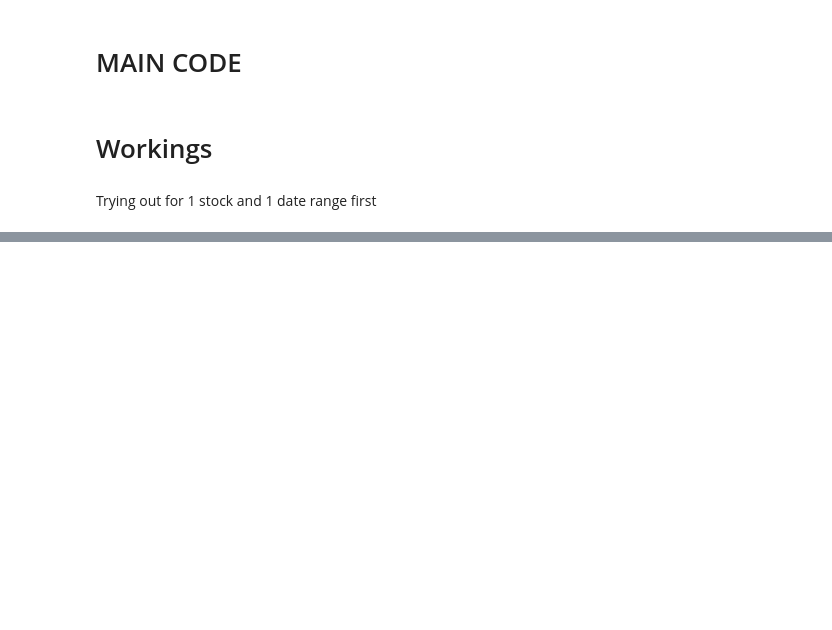
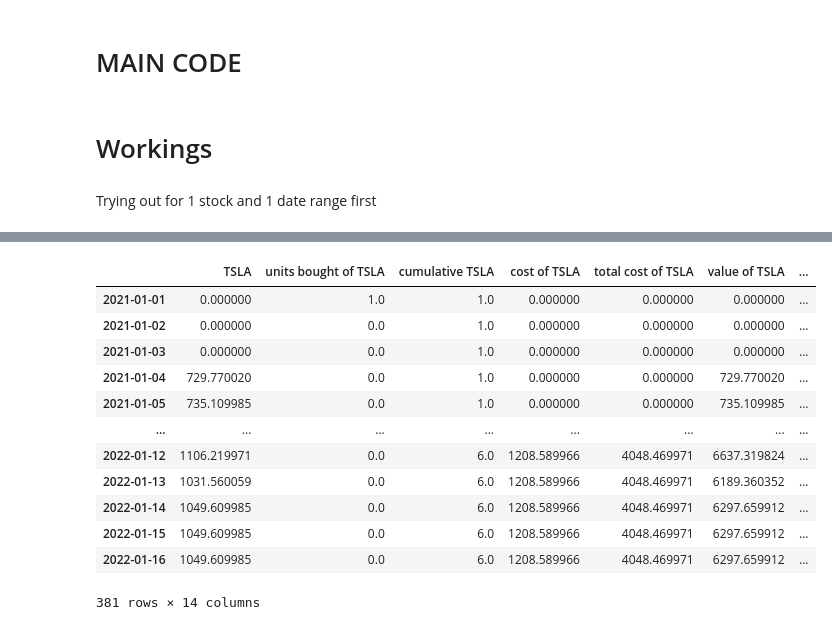
Before and after one commit to rayarka/simple-portfolio-tracker, a Jupyter notebook: portfoliotracker_workbook.ipynb, the cells around one changed output, grey strips where cells are left out. Drawn from its saved outputs; the diff is of its cells as text; code cells hidden in the pictures; blank space fills up the shorter version.

```diff
--- a/portfoliotracker_workbook.ipynb
+++ b/portfoliotracker_workbook.ipynb
@@ -159,0 +295,21 @@ plt.show()
+# %%
+holdingUpdateDf['total invested'] = 0
+holdingUpdateDf['total value'] = 0
+for ticker in tickers:
+    holdingUpdateDf['total invested'] += holdingUpdateDf[f'total cost of {ticker}']
+    holdingUpdateDf['total value'] += holdingUpdateDf[f'value of {ticker}']
+holdingUpdateDf
+# %% [output]
+|  | TSLA | units bought of TSLA | cumulative TSLA | cost of TSLA | total cost of TSLA | value of TSLA | ... |
+| 2021-01-01 | 0.000000 | 1.0 | 1.0 | 0.000000 | 0.000000 | 0.000000 | ... |
+| 2021-01-02 | 0.000000 | 0.0 | 1.0 | 0.000000 | 0.000000 | 0.000000 | ... |
+| 2021-01-03 | 0.000000 | 0.0 | 1.0 | 0.000000 | 0.000000 | 0.000000 | ... |
+| 2021-01-04 | 729.770020 | 0.0 | 1.0 | 0.000000 | 0.000000 | 729.770020 | ... |
+| 2021-01-05 | 735.109985 | 0.0 | 1.0 | 0.000000 | 0.000000 | 735.109985 | ... |
+| ... | ... | ... | ... | ... | ... | ... | ... |
+| 2022-01-12 | 1106.219971 | 0.0 | 6.0 | 1208.589966 | 4048.469971 | 6637.319824 | ... |
+| 2022-01-13 | 1031.560059 | 0.0 | 6.0 | 1208.589966 | 4048.469971 | 6189.360352 | ... |
+| 2022-01-14 | 1049.609985 | 0.0 | 6.0 | 1208.589966 | 4048.469971 | 6297.659912 | ... |
+| 2022-01-15 | 1049.609985 | 0.0 | 6.0 | 1208.589966 | 4048.469971 | 6297.659912 | ... |
+| 2022-01-16 | 1049.609985 | 0.0 | 6.0 | 1208.589966 | 4048.469971 | 6297.659912 | ... |
+381 rows × 14 columns
```
Also changed, not shown: parts of 21 cells of this notebook, 2 other files.
